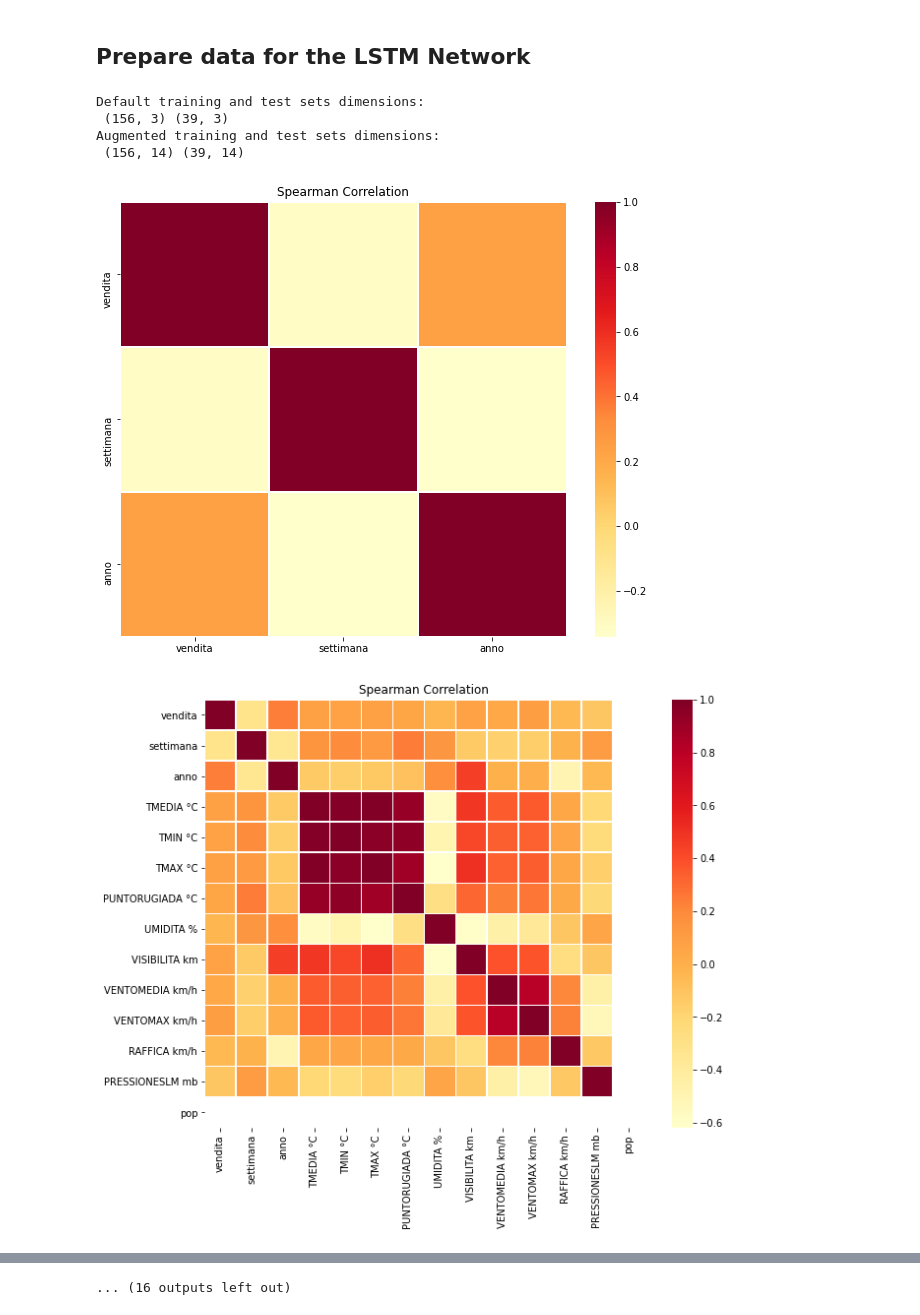
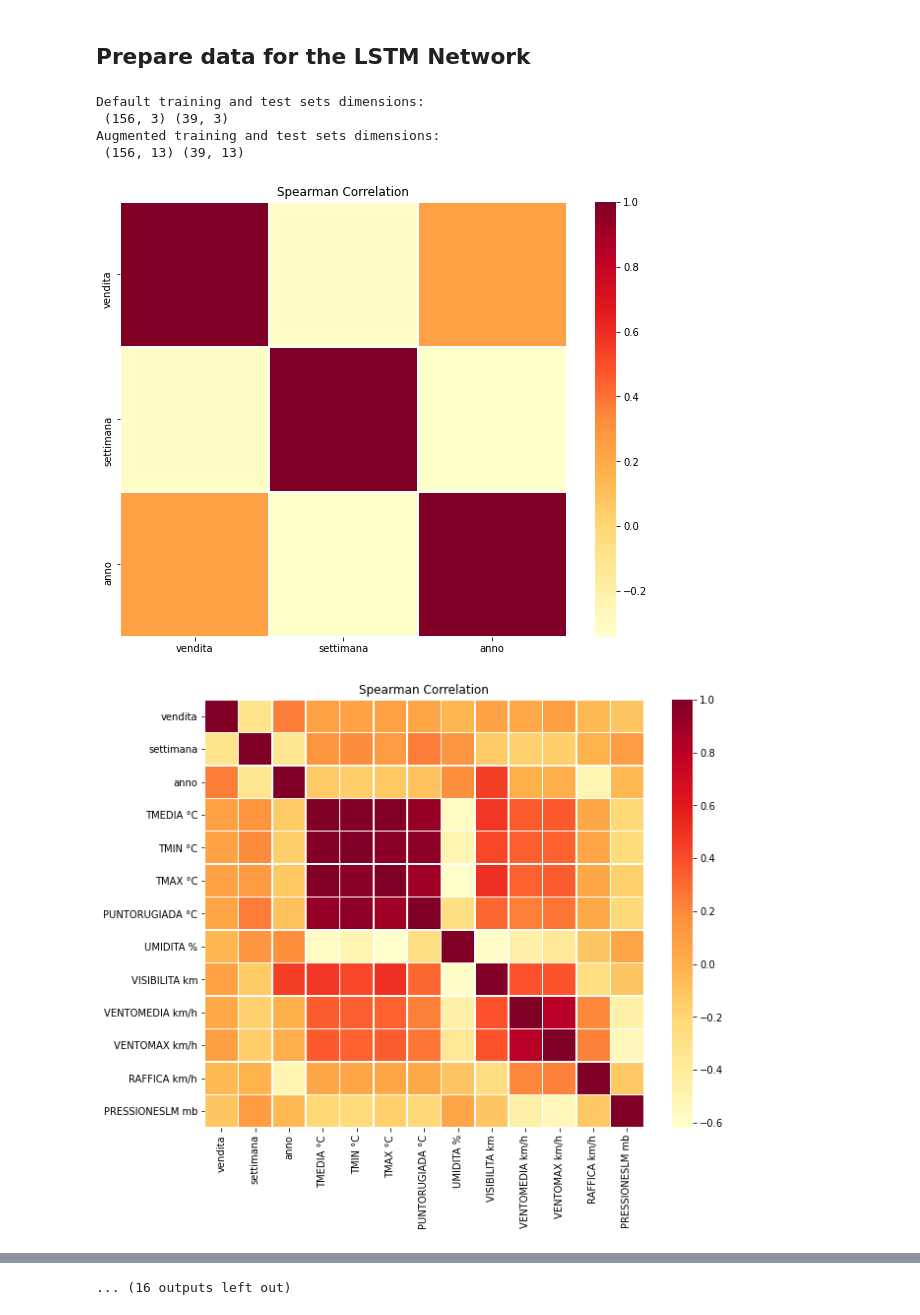
Before and after one commit to geriskenderi/EXO-LSTM, a Jupyter notebook: code/Thesis Forecasting - All Weekly Sales.ipynb, the cells around one changed output, grey strips where cells are left out. Drawn from its saved outputs; the diff is of its cells as text; code cells hidden in the pictures.

```diff
--- a/code/Thesis Forecasting - All Weekly Sales.ipynb
+++ b/code/Thesis Forecasting - All Weekly Sales.ipynb
@@ -74,7 +74,7 @@ class Optimization:
         y_train,
         x_val=None,
         y_val=None,
-        batch_size=4,
+        batch_size=5,
         n_epochs=100,
         do_teacher_forcing=None,
     ):
@@ -277,8 +277,8 @@ def augment_store_data (store_df, loc_weather_df, loc_pop_df):
     ## PREPROCESS AND ADD POPULATION DATA
 
     # At first we'll just be using the total population value for each city
-    total_loc_population = loc_pop_df.Value.sum()
-    store_weekly_weather_augmented["pop"] = total_loc_population
+    # total_loc_population = loc_pop_df.Value.sum()
+    # store_weekly_weather_augmented["pop"] = total_loc_population
 
     return store_weekly_totals, store_weekly_weather_augmented
 # %%
@@ -399,9 +403,9 @@ def check_forecast_results(pred, inp_te, out_te, poll_mean, poll_std):
     plt.show()
 
     plt.title("Forecast of 4 weeks (~ 1 month) given 12 (~ 3 months)")
-    #plt.plot(range(0,16),np.concatenate((inp_te[0,:,0],out_te[0,:,0]),0)*poll_std+poll_mean,label="GT")
-    plt.plot(range(0,4),(out_te[0, :,0] * poll_std) + poll_mean,label="GT")
-    plt.plot(range(0,4),pred[0,-4:,0].detach().cpu().numpy()*poll_std+poll_mean,label="Forecast")
+    plt.plot(range(0,16),np.concatenate((inp_te[0,:,0],out_te[0,:,0]),0)*poll_std+poll_mean,label="GT")
+    #plt.plot(range(0,4),(out_te[0, :,0] * poll_std) + poll_mean,label="GT")
+    plt.plot(range(12,16),pred[0,-4:,0].detach().cpu().numpy()*poll_std+poll_mean,label="Forecast")
     plt.legend()
     plt.show()
 
@@ -462,45 +466,45 @@ for dataset in aug_datasets:
     # First create the LSTM Model that will be used for forecasting
     loss_fn = nn.MSELoss()
 
-    def_LSTM_Model = Model(input_size=len(default_desired_input_features), hidden_size=80, output_size=len(default_desired_input_features))
+    def_LSTM_Model = Model(input_size=len(default_desired_input_features), hidden_size=len(default_desired_input_features)*21, output_size=len(default_desired_input_features))
     def_optimizer = optim.Adam(def_LSTM_Model.parameters(), lr=1e-3)
     def_scheduler = optim.lr_scheduler.StepLR(optimizer=def_optimizer, step_size=25, gamma=0.1)
     def_opt_obj = Optimization(def_LSTM_Model, loss_fn, def_optimizer, def_scheduler)
 
-    aug_LSTM_Model = Model(input_size=len(aug_desired_input_features), hidden_size=80, output_size=len(aug_desired_input_features))
+    aug_LSTM_Model = Model(input_size=len(aug_desired_input_features), hidden_size=len(aug_desired_input_features)*21, output_size=len(aug_desired_input_features))
     aug_optimizer = optim.Adam(aug_LSTM_Model.parameters(), lr=1e-3)
     aug_scheduler = optim.lr_scheduler.StepLR(optimizer=aug_optimizer, step_size=25, gamma=0.1)
     aug_opt_obj = Optimization(aug_LSTM_Model, loss_fn, aug_optimizer, aug_scheduler)
 
     # Default training
     print("\nTraining the default model")
-    def_opt_obj.train(def_x_train[:,:-1],def_x_train[:,1:],def_x_train[:,:-1],def_x_train[:,1:], do_teacher_forcing=True, n_epochs=50)
+    def_opt_obj.train(def_x_train[:,:-1],def_x_train[:,1:],def_x_train[:,:-1],def_x_train[:,1:], do_teacher_forcing=True, n_epochs=35)
     print("\nTraining the augmented model")
-    aug_opt_obj.train(aug_x_train[:,:-1],aug_x_train[:,1:],aug_x_train[:,:-1],aug_x_train[:,1:], do_teacher_forcing=True, n_epochs=50)
+    aug_opt_obj.train(aug_x_train[:,:-1],aug_x_train[:,1:],aug_x_train[:,:-1],aug_x_train[:,1:], do_teacher_forcing=True, n_epochs=35)
 
     def_pred=def_LSTM_Model(def_x_test, 4)
     aug_pred=aug_LSTM_Model(aug_x_test, 4)
 
     # Check results of both forecasts
     def_mean = np.mean(def_train["vendita"].values)
     def_std = np.std(def_train["vendita"].values)
     def_rmse, def_mae = check_forecast_results(def_pred, def_inp_te, def_out_te, def_mean, def_std)
     aug_mean = np.mean(aug_train["vendita"].values)
     aug_std = np.std(aug_train["vendita"].values)
     aug_rmse, aug_mae = check_forecast_results(aug_pred, aug_inp_te, aug_out_te, aug_mean, aug_std)
 
     # Save results
     forecasting_eval_metrics[dataset+"-def-RMSE"] = def_rmse
     forecasting_eval_metrics[dataset+"-def-MAE"] = def_mae
     forecasting_eval_metrics[dataset+"-aug-RMSE"] = aug_rmse
     forecasting_eval_metrics[dataset+"-aug-MAE"] = aug_mae
 # %% [output]
 Default training and test sets dimensions:
  (156, 3) (39, 3)
 Augmented training and test sets dimensions:
- (156, 14) (39, 14)
+ (156, 13) (39, 13)
 [figure]
-[figure, old version]
+[figure, new version]
 Default input features: [0, 1, 2]
 Input features with augmented data: [0, 1, 2, 10, 12]
 Inputs for training
```
Also changed, not shown: parts of 4 cells of this notebook.
